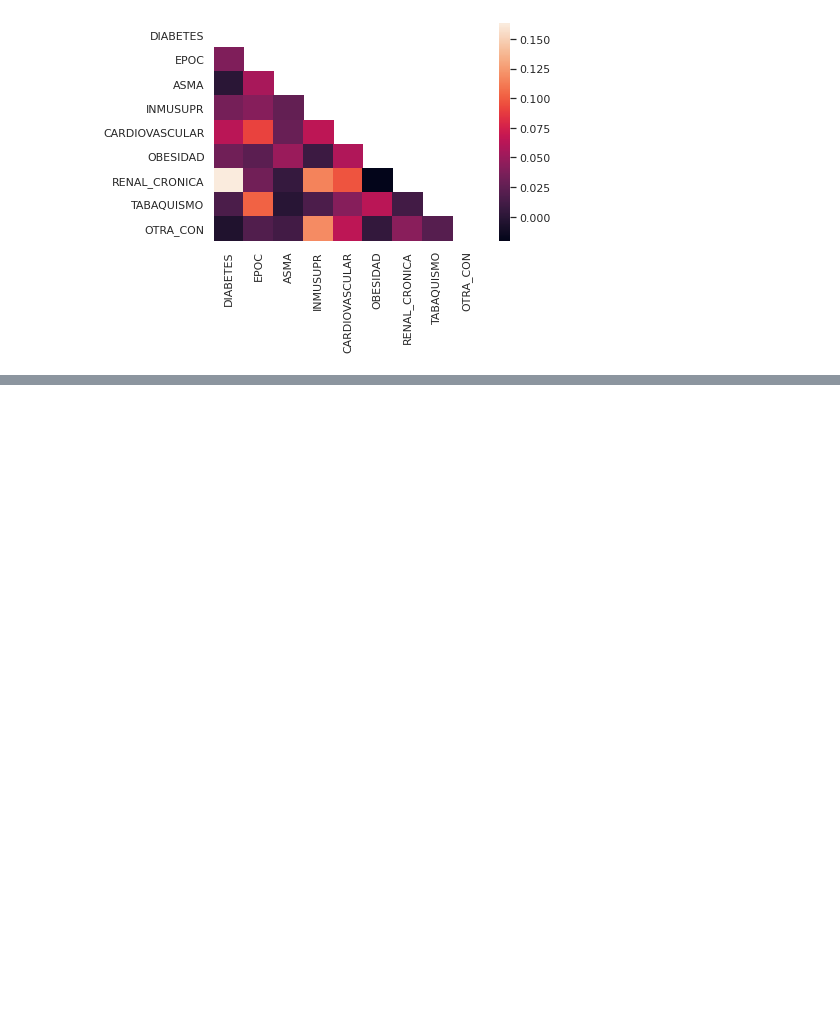
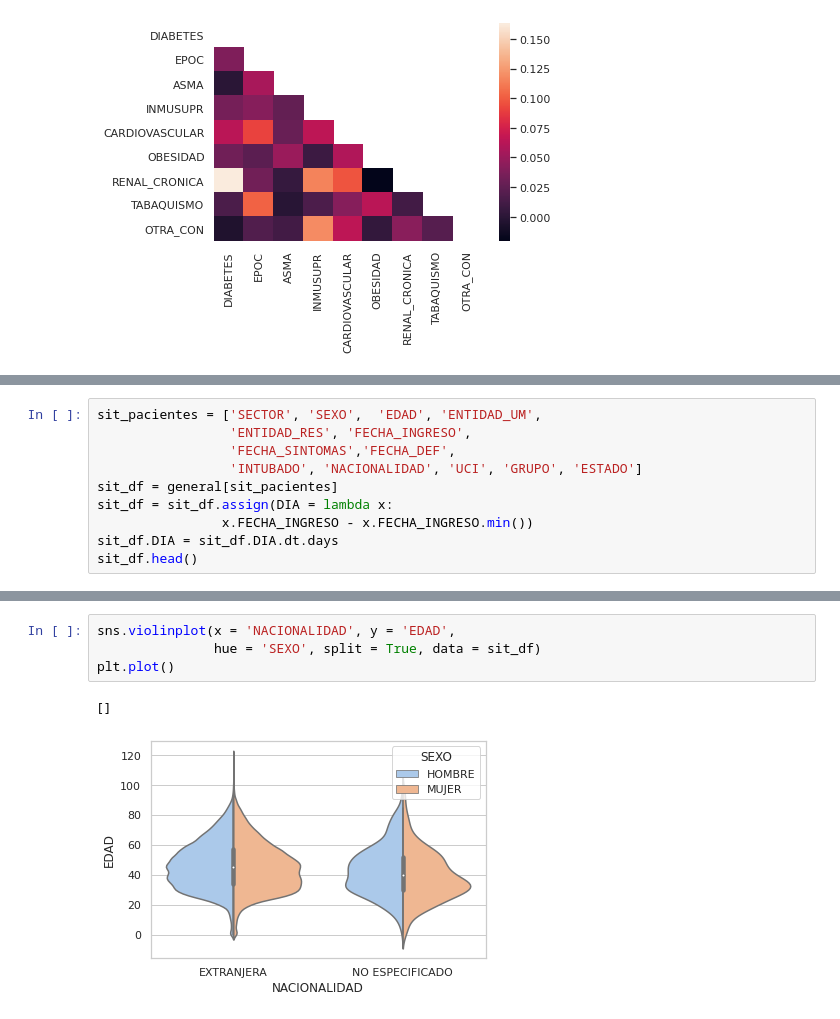
Before and after one commit to apconzuelo/PTSCpy, a Jupyter notebook: factores_de_riesgo_covid_en_m_xico.ipynb, the cells around one changed output, grey strips where cells are left out. Drawn from its saved outputs; the diff is of its cells as text; blank space fills up the shorter version.

```diff
--- a/factores_de_riesgo_covid_en_m_xico.ipynb
+++ b/factores_de_riesgo_covid_en_m_xico.ipynb
@@ -271,0 +311,10 @@ Stopping at filesystem boundary (GIT_DISCOVERY_ACROSS_FILESYSTEM not set).
+# %%
+sit_pacientes = ['SECTOR', 'SEXO',  'EDAD', 'ENTIDAD_UM',
+                 'ENTIDAD_RES', 'FECHA_INGRESO',
+                 'FECHA_SINTOMAS','FECHA_DEF',
+                 'INTUBADO', 'NACIONALIDAD', 'UCI', 'GRUPO', 'ESTADO']
+sit_df = general[sit_pacientes]
+sit_df = sit_df.assign(DIA = lambda x:
+                x.FECHA_INGRESO - x.FECHA_INGRESO.min())
+sit_df.DIA = sit_df.DIA.dt.days
+sit_df.head()
@@ -271,0 +328,7 @@ Stopping at filesystem boundary (GIT_DISCOVERY_ACROSS_FILESYSTEM not set).
+# %%
+sns.violinplot(x = 'NACIONALIDAD', y = 'EDAD',
+               hue = 'SEXO', split = True, data = sit_df)
+plt.plot()
+# %% [output]
+[]
+[figure, added]
```
Also changed, not shown: parts of 23 cells of this notebook.
